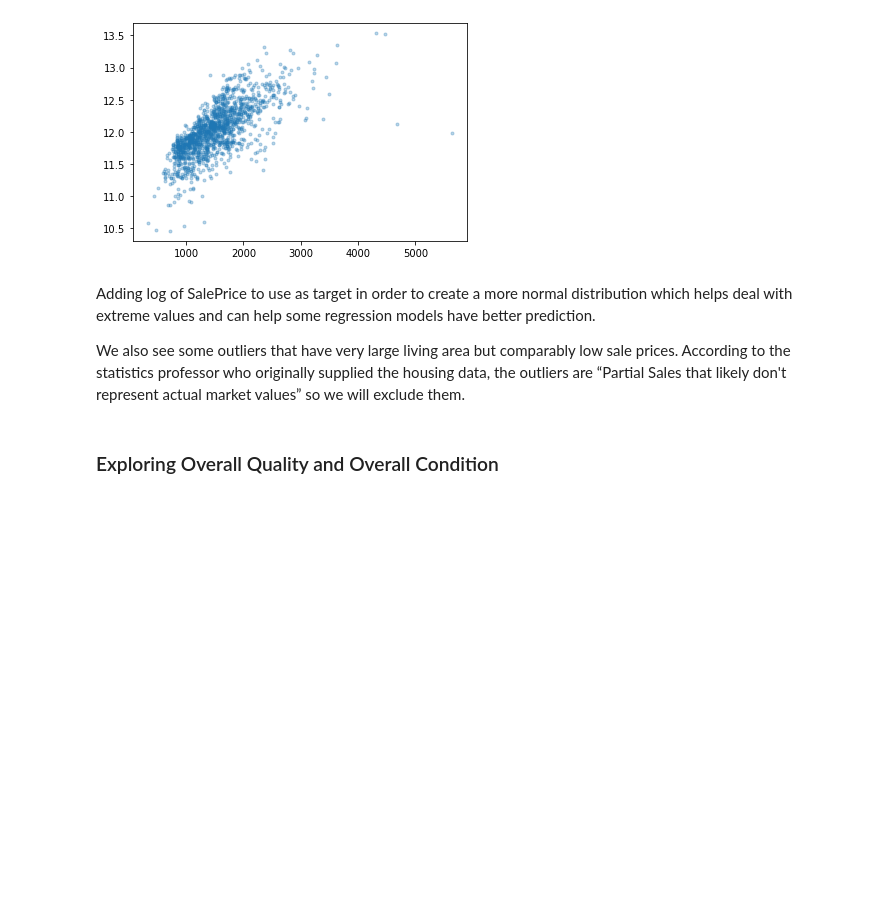
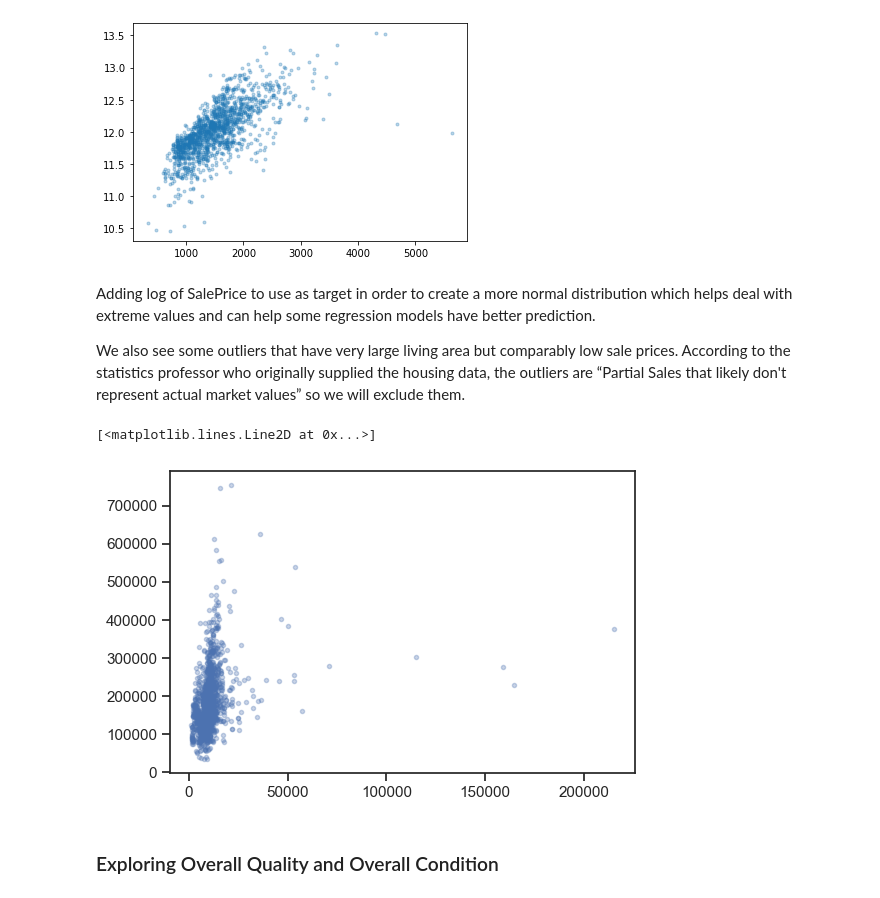
Before and after one commit to DanEllen/House-Prices-Advanced-Regression-Techniques, a Jupyter notebook: Machine_Learning_Code.ipynb, the cells around one changed output. Cells and saved outputs as stored; diff of their text form; code cells hidden in the pictures; blank space fills up the shorter version.

```diff
--- a/Machine_Learning_Code.ipynb
+++ b/Machine_Learning_Code.ipynb
@@ -70,6 +70,12 @@ We also see some outliers that have very large living area but comparably low sa
 # %%
 full['LogSalePrice'] = np.log(full.SalePrice)
 full = full[full.GrLivArea < 4500]
+# %%
+plt.plot(full.LotArea, full.SalePrice,
+         '.', alpha = 0.3)
+# %% [output]
+[<matplotlib.lines.Line2D at 0x...>]
+[figure, added]
 # %% [markdown]
 ### Exploring Overall Quality and Overall Condition
 # %%
```
Also changed, not shown: parts of 10 cells of this notebook, 40 other files.
